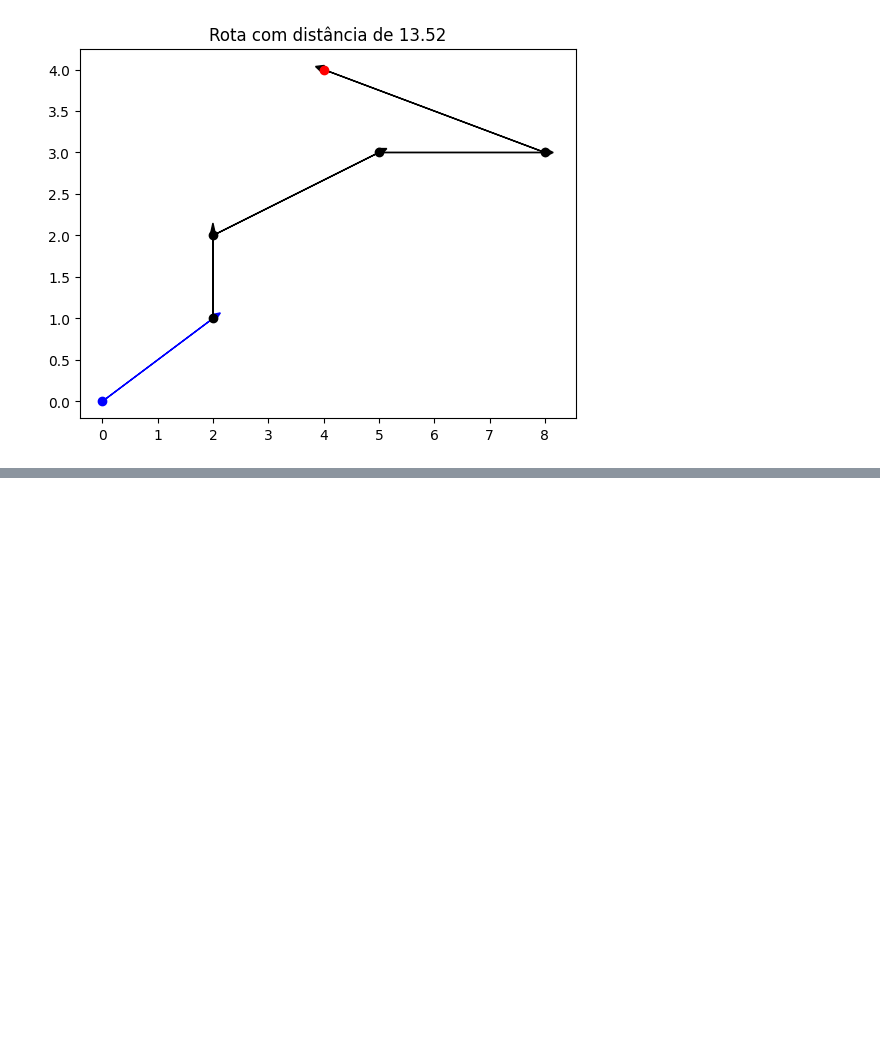
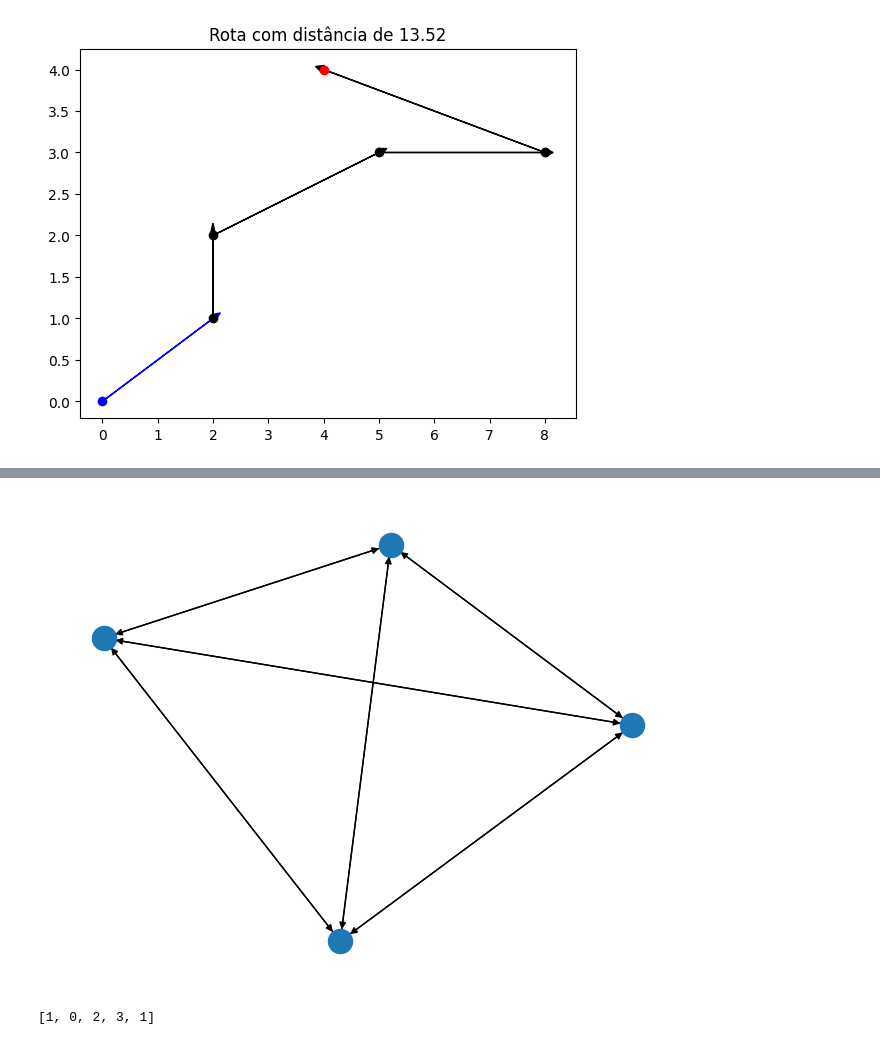
Before and after one commit to gustavol3ma/PO, a Jupyter notebook: P_O(aula).ipynb, the cells around one changed output, grey strips where cells are left out. Saved outputs shown, nothing was run; the diff lists cells and outputs as text; code cells hidden in the pictures; blank space fills up the shorter version.

```diff
--- a/P_O(aula).ipynb
+++ b/P_O(aula).ipynb
@@ -278,0 +337,17 @@ def algoritmos_geneticos(origem,destino,enderecos, tam_populacao_inicial=10
+# %%
+G_teste = nx.DiGraph()
+for i, endereco in enumerate(enderecos):
+  G_teste.add_node(i,local=endereco)
+
+for i, endereco1 in enumerate(enderecos):
+  for j, endereco2 in enumerate(enderecos):
+    if i!=j:
+      G_teste.add_edge(i,j,weight=distancia_euclidiana(endereco1,endereco2))
+nx.draw(G_teste)
+# %% [output]
+[figure, added]
+# %%
+tsp = nx.approximation.traveling_salesman_problem(G_teste,weight='weight')
+print(tsp)
+# %% [output]
+[1, 0, 2, 3, 1]
```
Also changed, not shown: parts of 4 cells of this notebook.
